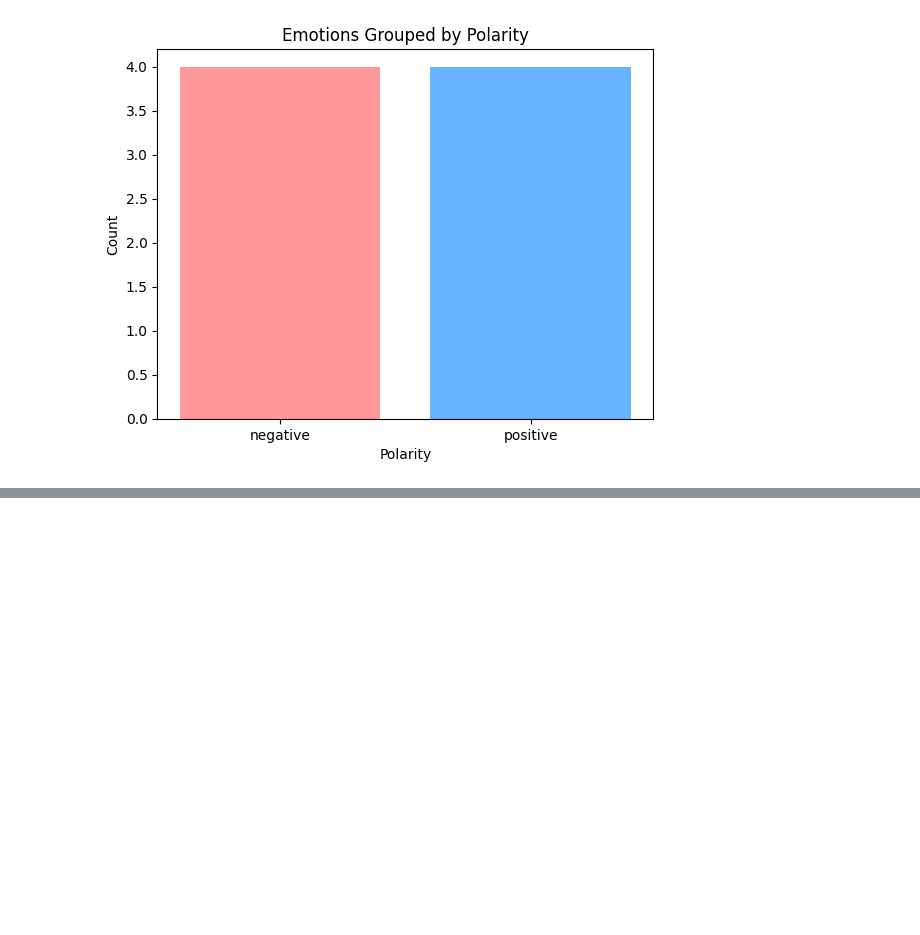
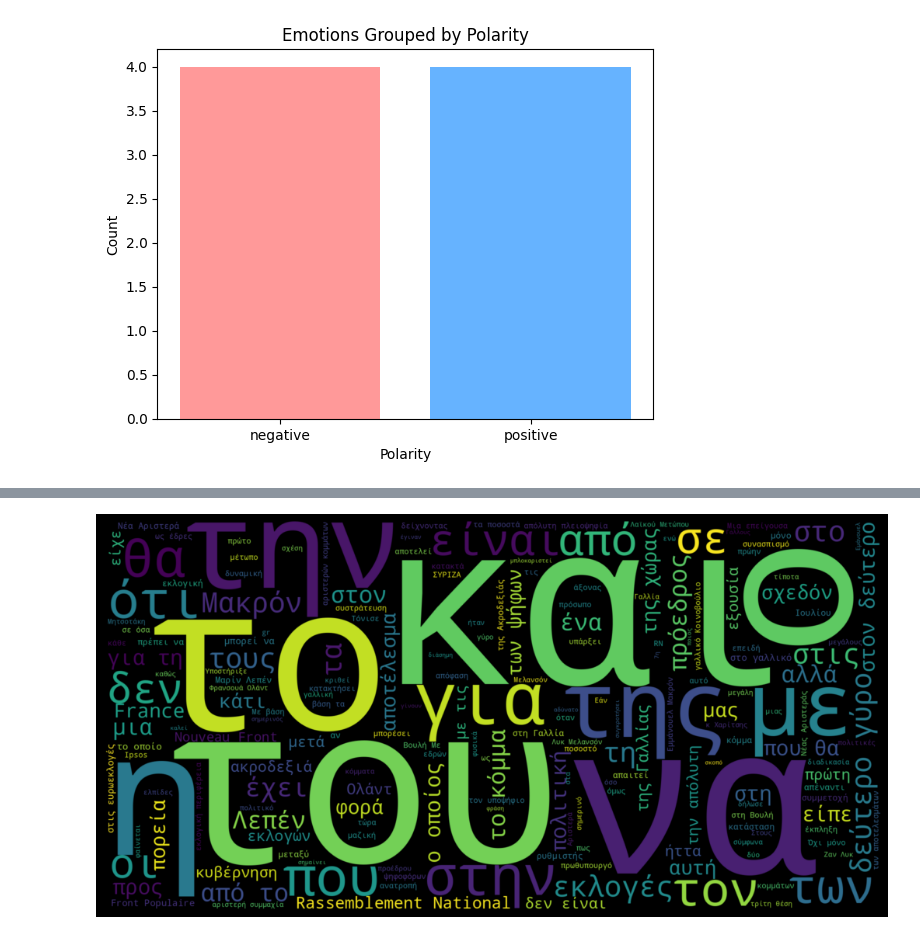
Before and after one commit to EleVasilaki/data_stories_for_emme, a Jupyter notebook: Untitled4.ipynb, the cells around one changed output, grey strips where cells are left out. Cells and saved outputs as stored; diff of their text form; code cells hidden in the pictures; blank space fills up the shorter version.

```diff
--- a/Untitled4.ipynb
+++ b/Untitled4.ipynb
@@ -528,3 +428,9 @@ plt.show()
 # %% [output]
 [figure]
 [figure]
+# %%
+
+short_election_articles_df = election_articles_df.head() # Or any other method to create a subset
+
+text = short_election_articles_df['text'].str.cat(sep = ' ')
+print(text)
@@ -530,0 +455,19 @@ plt.show()
+# %%
+text = short_election_articles_df['text'].str.cat(sep = ' ')
+# %%
+wordcloud = WordCloud(
+#   stopwords = STOPWORDS,
+    width = 2000,
+    height = 1000,
+    background_color = 'black'
+ ).generate(text)
+fig = plt.figure(
+    figsize = (10, 8),
+    facecolor = 'k',
+    edgecolor = 'k')
+plt.imshow(wordcloud, interpolation = 'bilinear')
+plt.axis('off')
+plt.tight_layout(pad=0)
+plt.show()
+# %% [output]
+[figure, added]
```
Also changed, not shown: parts of 14 cells of this notebook.
